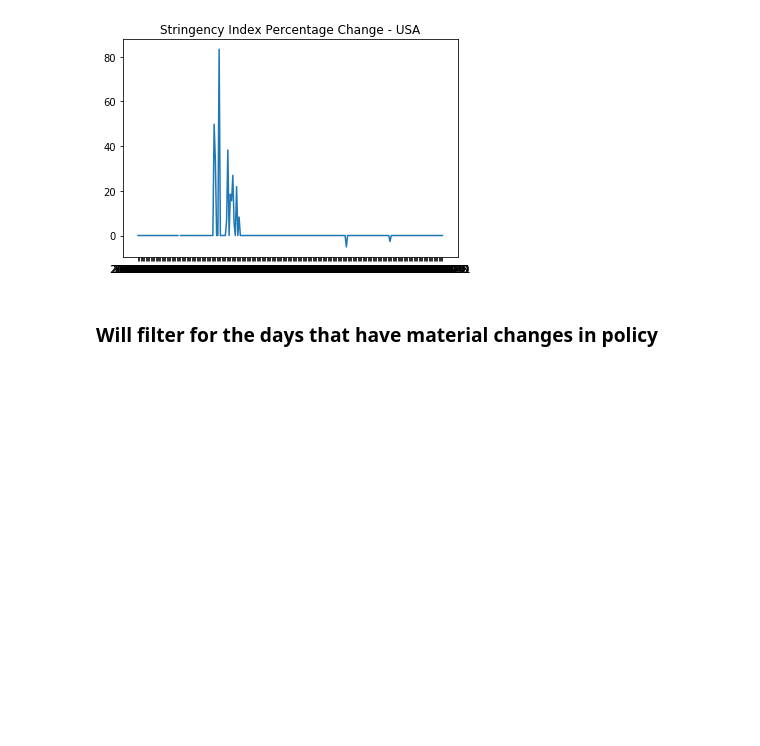
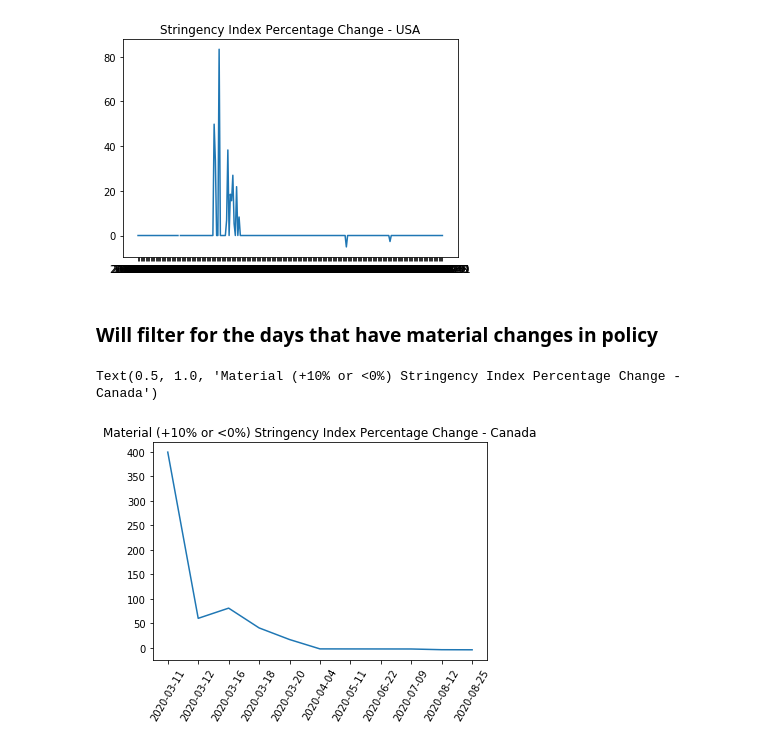
Before and after one commit to pmmfs/capstone-project, a Jupyter notebook: Analysis/government_regulation_impact_initial_analysis_mk.ipynb, the cells around one changed output. Drawn from its saved outputs; the diff is of its cells as text; code cells hidden in the pictures; blank space fills up the shorter version.

```diff
--- a/Analysis/government_regulation_impact_initial_analysis_mk.ipynb
+++ b/Analysis/government_regulation_impact_initial_analysis_mk.ipynb
@@ -176,4 +193,21 @@ Text(0.5, 1.0, 'Stringency Index Percentage Change - USA')
 [figure]
 # %% [markdown]
 ### Will filter for the days that have material changes in policy
+# %%
+# Filter based on percentage changes greater than 10% or any decrease in policy - USA
+new_canada_GT10 = new_canada_df.loc[(new_canada_df.percentage_change_stringency > 10) | (new_canada_df.percentage_change_stringency < 0)]
+# %%
+# Set the x-axis to a date_updated and y-axis to percentage change for Canada
+x_axis = new_canada_GT10["date_updated"]
+y_axis = new_canada_GT10["percentage_change_stringency"]
+# %%
+# Plot material percentage change for stringency index - CANADA
+plt.plot(x_axis , y_axis)
+
+plt.xticks(rotation=60)
+
+plt.title("Material (+10% or <0%) Stringency Index Percentage Change - Canada")
+# %% [output]
+Text(0.5, 1.0, 'Material (+10% or <0%) Stringency Index Percentage Change - Canada')
+[figure, added]
 # %%
```
Also changed, not shown: parts of 45 cells of this notebook, 6 other files.
